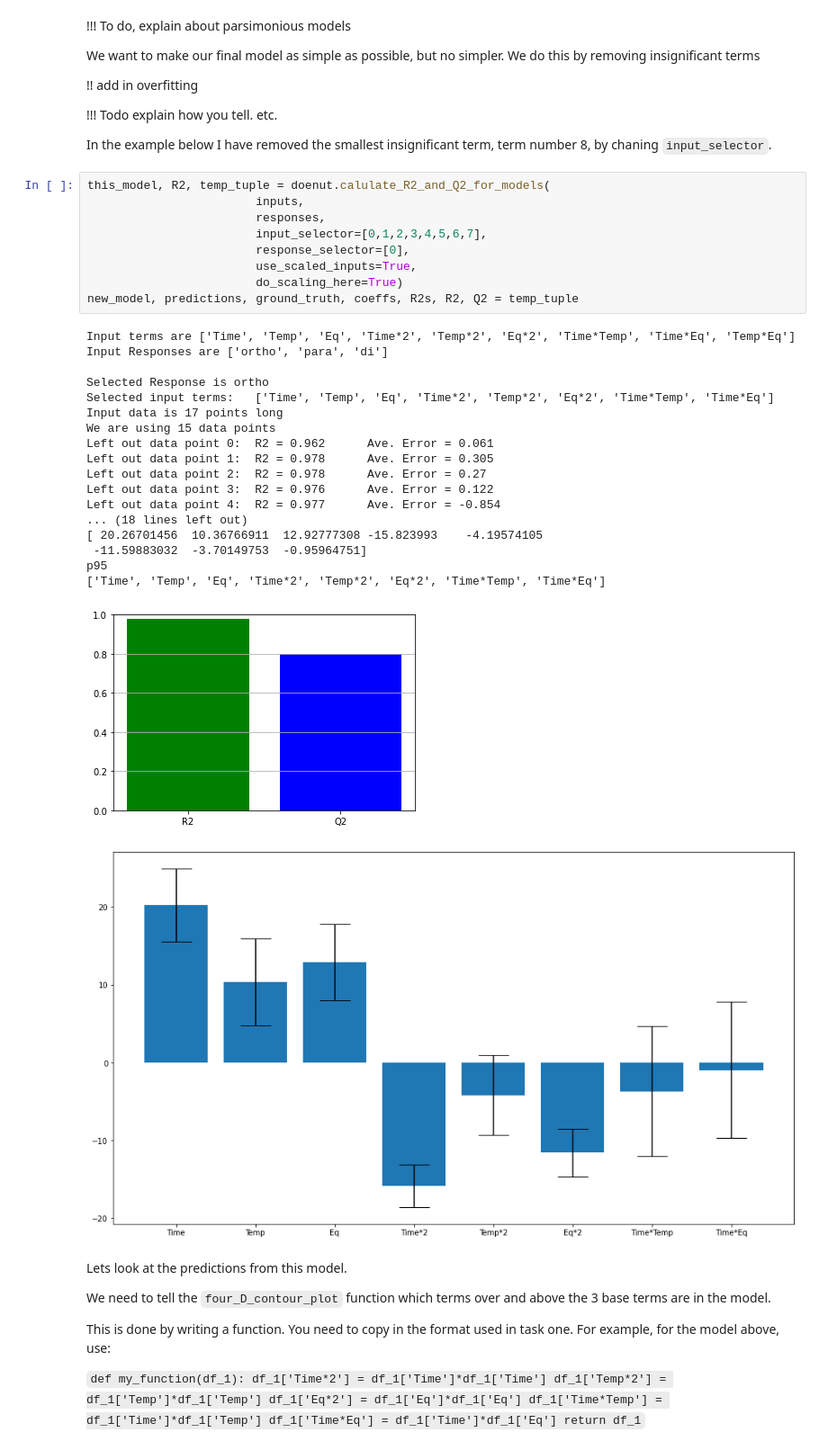
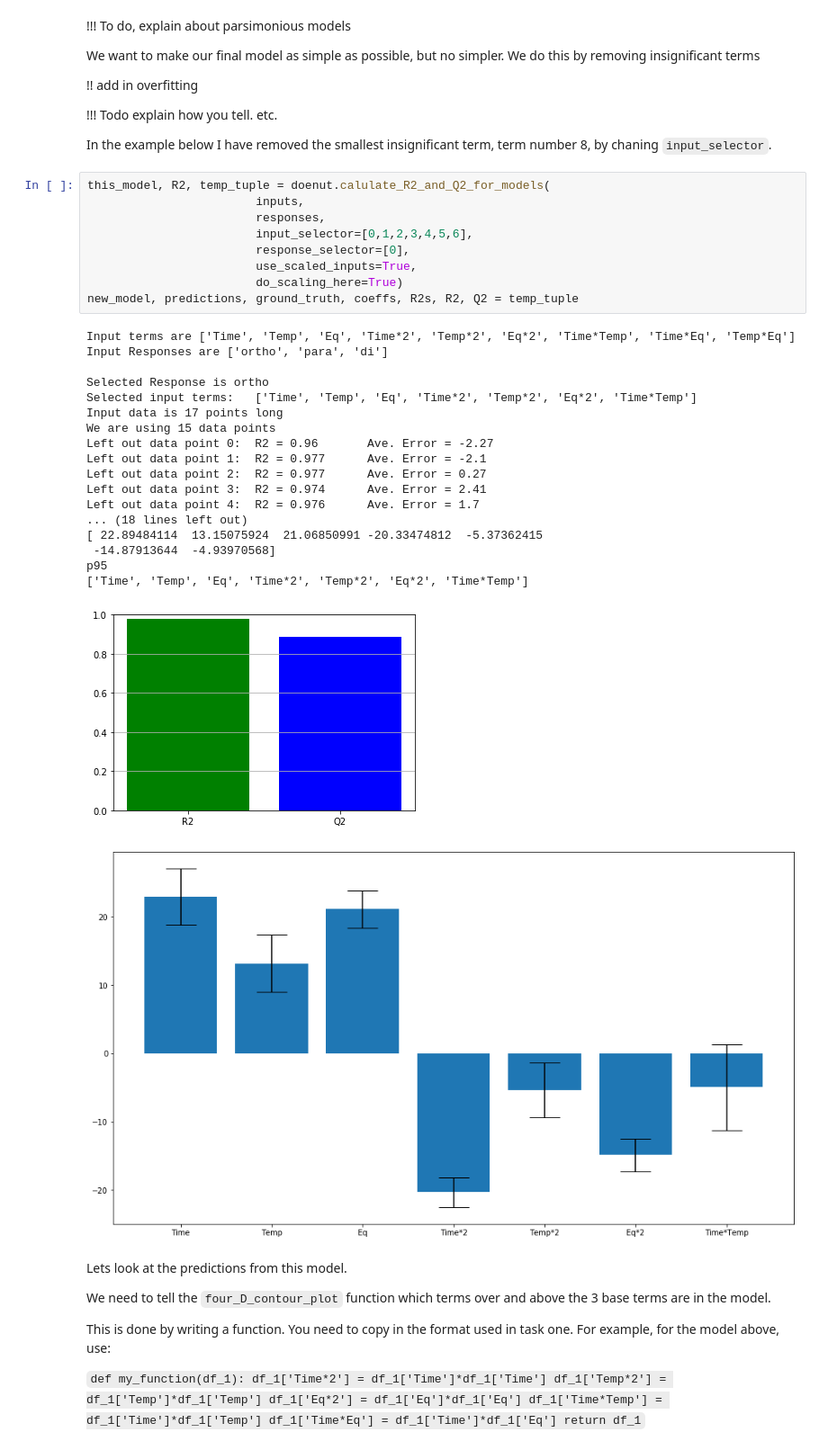
Before and after one commit to ellagale/doenut, a Jupyter notebook: Design of Experiments for Flow Chemistry (full version).ipynb, the cells around one changed output. Shown at 90% size. Cells and saved outputs as stored; diff of their text form.

```diff
--- a/Design of Experiments for Flow Chemistry (full version).ipynb
+++ b/Design of Experiments for Flow Chemistry (full version).ipynb
@@ -418,32 +418,32 @@ In the example below I have removed the smallest insignificant term, term number
 # %%
 this_model, R2, temp_tuple = doenut.calulate_R2_and_Q2_for_models(
                         inputs,
                         responses,
-                        input_selector=[0,1,2,3,4,5,6,7],
+                        input_selector=[0,1,2,3,4,5,6],
                         response_selector=[0],
                         use_scaled_inputs=True,
                         do_scaling_here=True)
 new_model, predictions, ground_truth, coeffs, R2s, R2, Q2 = temp_tuple
 # %% [output]
 Input terms are ['Time', 'Temp', 'Eq', 'Time*2', 'Temp*2', 'Eq*2', 'Time*Temp', 'Time*Eq', 'Temp*Eq']
 Input Responses are ['ortho', 'para', 'di']
 
 Selected Response is ortho
-Selected input terms:   ['Time', 'Temp', 'Eq', 'Time*2', 'Temp*2', 'Eq*2', 'Time*Temp', 'Time*Eq']
+Selected input terms:   ['Time', 'Temp', 'Eq', 'Time*2', 'Temp*2', 'Eq*2', 'Time*Temp']
 Input data is 17 points long
 We are using 15 data points
-Left out data point 0:  R2 = 0.962      Ave. Error = 0.061
-Left out data point 1:  R2 = 0.978      Ave. Error = 0.305
-Left out data point 2:  R2 = 0.978      Ave. Error = 0.27
-Left out data point 3:  R2 = 0.976      Ave. Error = 0.122
-Left out data point 4:  R2 = 0.977      Ave. Error = -0.854
+Left out data point 0:  R2 = 0.96       Ave. Error = -2.27
+Left out data point 1:  R2 = 0.977      Ave. Error = -2.1
+Left out data point 2:  R2 = 0.977      Ave. Error = 0.27
+Left out data point 3:  R2 = 0.974      Ave. Error = 2.41
+Left out data point 4:  R2 = 0.976      Ave. Error = 1.7
 ... (18 lines left out)
-[ 20.26701456  10.36766911  12.92777308 -15.823993    -4.19574105
- -11.59883032  -3.70149753  -0.95964751]
+[ 22.89484114  13.15075924  21.06850991 -20.33474812  -5.37362415
+ -14.87913644  -4.93970568]
 p95
-['Time', 'Temp', 'Eq', 'Time*2', 'Temp*2', 'Eq*2', 'Time*Temp', 'Time*Eq']
+['Time', 'Temp', 'Eq', 'Time*2', 'Temp*2', 'Eq*2', 'Time*Temp']
-[figure, old version]
+[figure, new version]
-[figure, old version]
+[figure, new version]
 # %% [markdown]
 Lets look at the predictions from this model.
 
```
Also changed, not shown: parts of 8 cells of this notebook, 1 other file.
